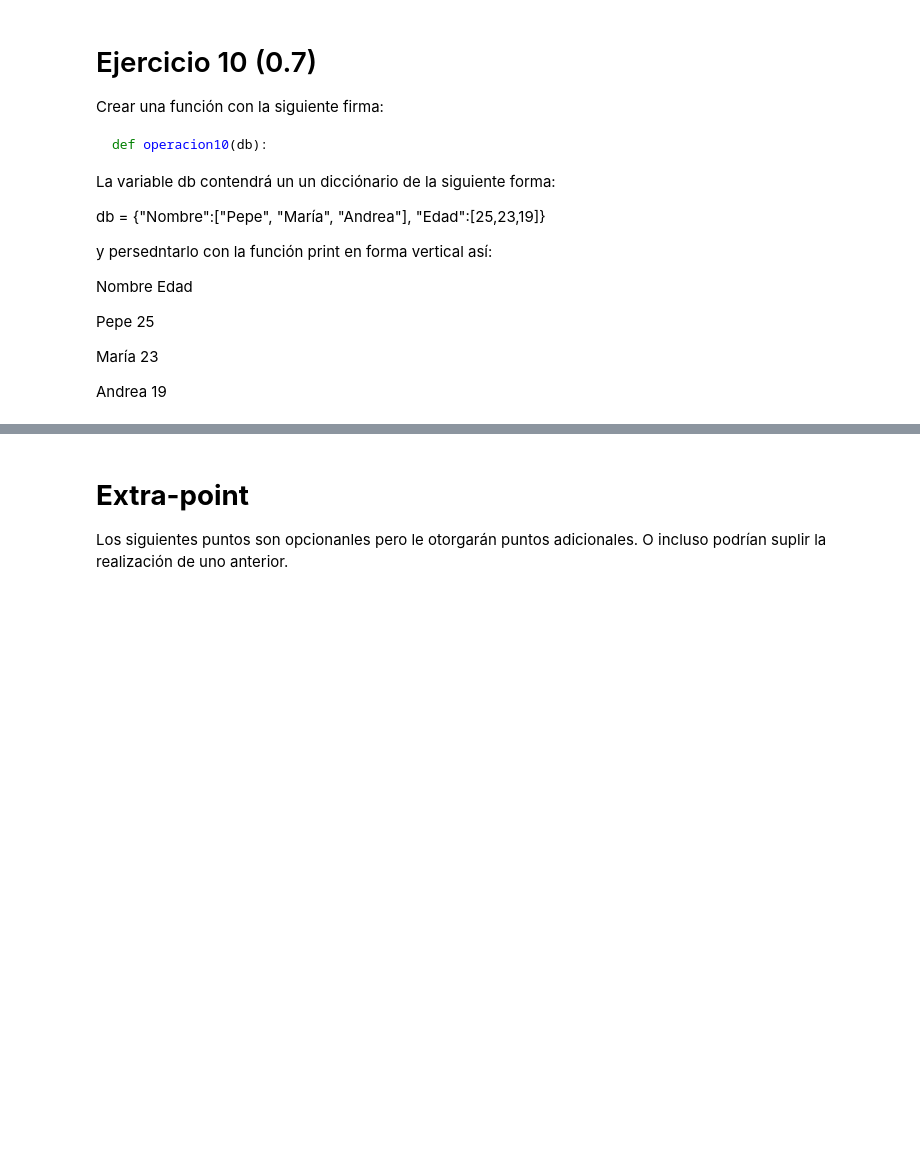
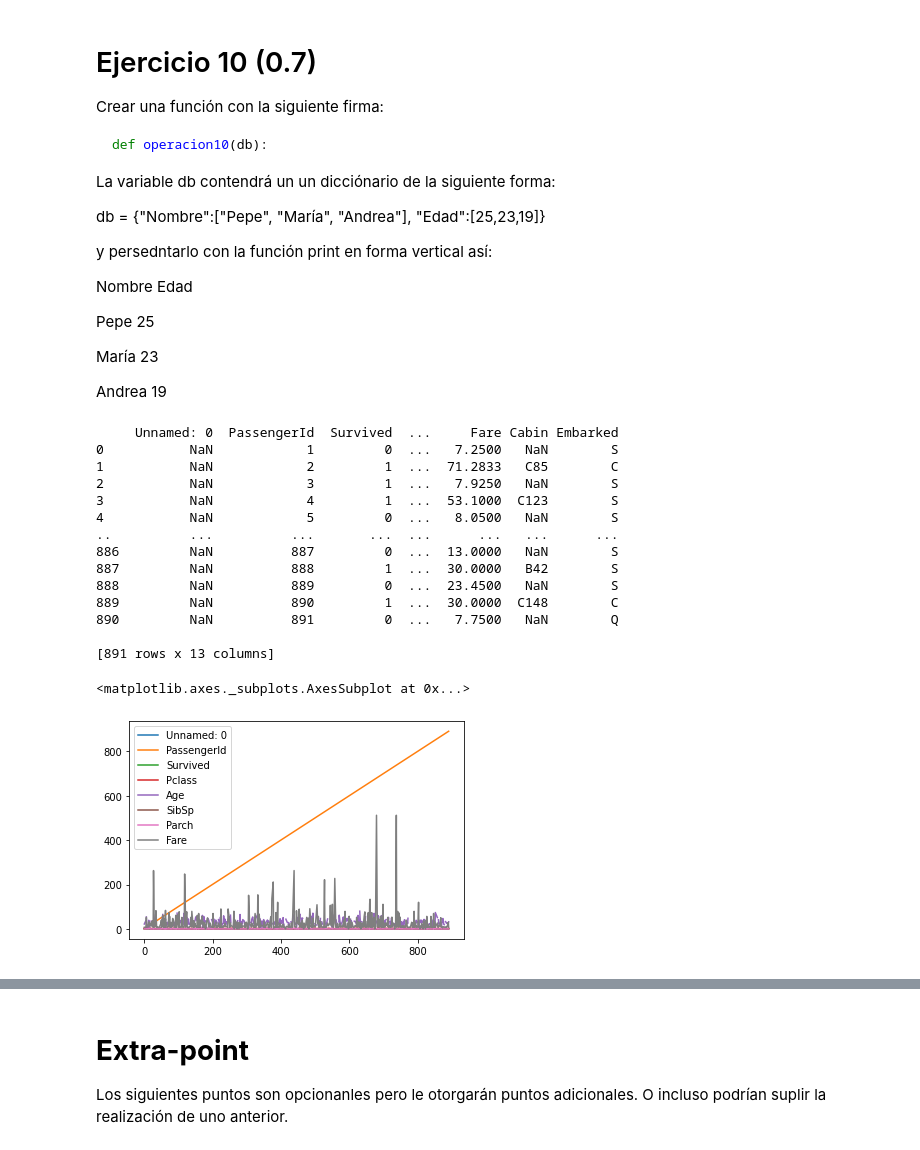
Before and after one commit to jdanielsuarez98/ElectivaDatos3, a Jupyter notebook: Taller_1_Ejercicios_en_Python.ipynb, the cells around one changed output, grey strips where cells are left out. Cells and saved outputs as stored; diff of their text form; code cells hidden in the pictures; blank space fills up the shorter version.

```diff
--- a/Taller_1_Ejercicios_en_Python.ipynb
+++ b/Taller_1_Ejercicios_en_Python.ipynb
@@ -182,3 +368,35 @@ Andrea  19
+# %%
+# Aquí su código, agregue todas las celdas que necesite.
+
+import pandas as pd
+import seaborn as sns
+import matplotlib.pyplot as plt
+# Generar un DataFrame con los datos del fichero.
+df3 = pd.read_html('https://github.com/datasciencedojo/datasets/blob/master/titanic.csv')[0]
+
+print(df3)
+
+(df3[df3['Sex']=="male"]).plot()
+#plt.rcdefaults()
+#fig, ax = plt.subplots()
+#ax.set_yticklabels(df3)
+# %% [output]
+     Unnamed: 0  PassengerId  Survived  ...     Fare Cabin Embarked
+0           NaN            1         0  ...   7.2500   NaN        S
+1           NaN            2         1  ...  71.2833   C85        C
+2           NaN            3         1  ...   7.9250   NaN        S
+3           NaN            4         1  ...  53.1000  C123        S
+4           NaN            5         0  ...   8.0500   NaN        S
+..          ...          ...       ...  ...      ...   ...      ...
+886         NaN          887         0  ...  13.0000   NaN        S
+887         NaN          888         1  ...  30.0000   B42        S
+888         NaN          889         0  ...  23.4500   NaN        S
+889         NaN          890         1  ...  30.0000  C148        C
+890         NaN          891         0  ...   7.7500   NaN        Q
+
+[891 rows x 13 columns]
+<matplotlib.axes._subplots.AxesSubplot at 0x...>
+[figure, added]
 # %% [markdown]
 # ¿Faltan décimas?
 
```
Also changed, not shown: parts of 23 cells of this notebook.
